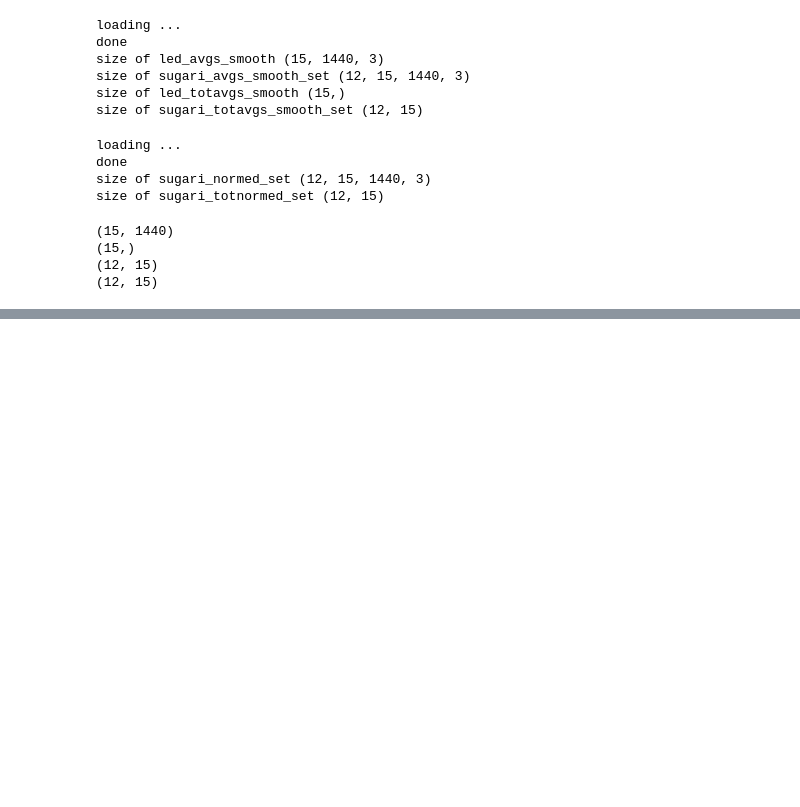
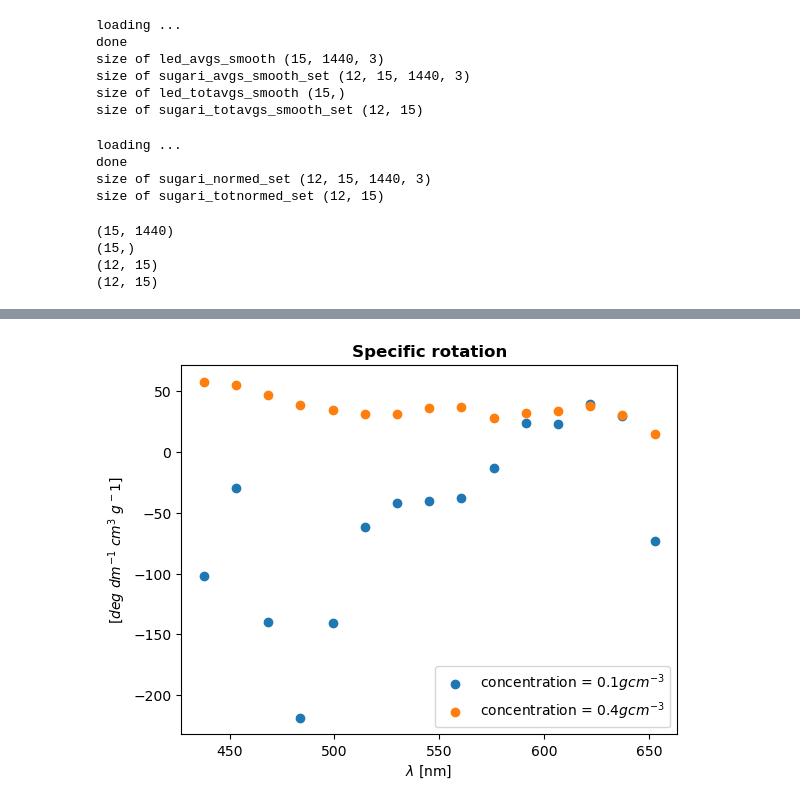
Before and after one commit to muellvin/pplus, a Jupyter notebook: sugarpolarizer/analysis.ipynb, the cells around one changed output, grey strips where cells are left out. Cells and saved outputs as stored; diff of their text form; code cells hidden in the pictures; blank space fills up the shorter version.

```diff
--- a/sugarpolarizer/analysis.ipynb
+++ b/sugarpolarizer/analysis.ipynb
@@ -513,0 +520,35 @@ NameError: name 'angles1' is not defined
+# %%
+"""plotting and fitting the angle"""
+l=0.202
+torsionspec1 = sugar1_fitparams[:,1]/(l*1)
+torsionspec4 = sugar4_fitparams[:,1]/(l*4)
+#print(central_wavelengths)
+
+
+#def wldep(wavelength, a, b):
+#    return a*wavelength+b
+def wldep(wavelength, a, b,c):
+    return a*np.exp(b*wavelength)+c
+
+#initial_guess = [-0.1,40]
+initial_guess = [1,-1,300]
+params1, covariance1 = curve_fit(wldep, central_wavelengths, torsionspec1, p0=initial_guess)
+params4, covariance4 = curve_fit(wldep, central_wavelengths, torsionspec4, p0=initial_guess)
+
+x_fit = np.linspace(central_wavelengths[0], central_wavelengths[-1],1000)
+
+plt.scatter(central_wavelengths, torsionspec1, label='concentration = $0.1gcm^{-3}$')
+#plt.plot(x_fit,wldep(x_fit,params1[0], params1[1], params1[2]))
+plt.scatter(central_wavelengths, torsionspec4, label='concentration = $0.4gcm^{-3}$')
+#plt.plot(x_fit,wldep(x_fit,params4[0], params4[1],params4[2]))
+plt.title('Specific rotation', fontsize=12, fontweight='bold')
+plt.ylabel('[$deg$ $dm^{-1}$ $cm^3$ g^-1$]')
+plt.xlabel('$\lambda$ [nm]' )
+plt.legend()
+
+plt.savefig('spec_rot.pdf', bbox_inches='tight', dpi=200)
+
+#print(wldep(830, params1[0], params1[1]))
+#print(wldep(830, params4[0], params4[1]))
+# %% [output]
+[figure, added]
```
Also changed, not shown: parts of 9 cells of this notebook, 5 other files.
